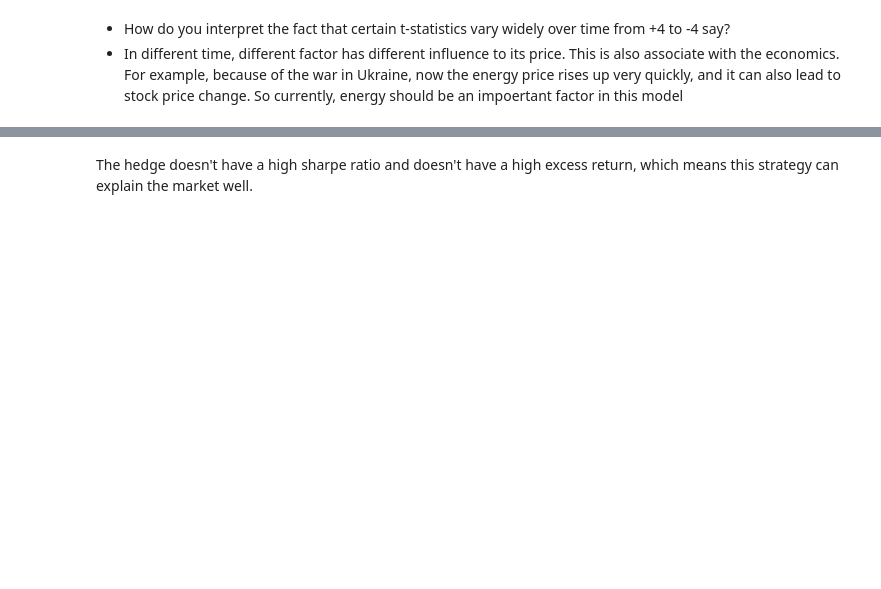
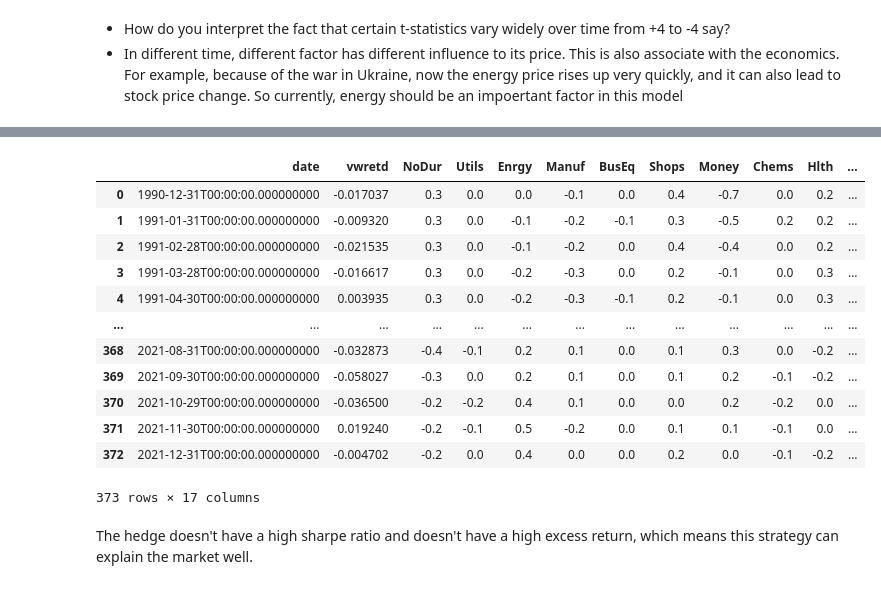
Before and after one commit to hugolan/investments, a Jupyter notebook: PS7/EX1-hsong.ipynb, the cells around one changed output, grey strips where cells are left out. Saved outputs shown, nothing was run; the diff lists cells and outputs as text; code cells hidden in the pictures; blank space fills up the shorter version.

```diff
--- a/PS7/EX1-hsong.ipynb
+++ b/PS7/EX1-hsong.ipynb
@@ -314,2 +312,18 @@ Name: ret, Length: 373, dtype: float64
+# %%
+exposure_d
+# %% [output]
+|  | date | vwretd | NoDur | Utils | Enrgy | Manuf | BusEq | Shops | Money | Chems | Hlth | ... |
+| 0 | 1990-12-31T00:00:00.000000000 | -0.017037 | 0.3 | 0.0 | 0.0 | -0.1 | 0.0 | 0.4 | -0.7 | 0.0 | 0.2 | ... |
+| 1 | 1991-01-31T00:00:00.000000000 | -0.009320 | 0.3 | 0.0 | -0.1 | -0.2 | -0.1 | 0.3 | -0.5 | 0.2 | 0.2 | ... |
+| 2 | 1991-02-28T00:00:00.000000000 | -0.021535 | 0.3 | 0.0 | -0.1 | -0.2 | 0.0 | 0.4 | -0.4 | 0.0 | 0.2 | ... |
+| 3 | 1991-03-28T00:00:00.000000000 | -0.016617 | 0.3 | 0.0 | -0.2 | -0.3 | 0.0 | 0.2 | -0.1 | 0.0 | 0.3 | ... |
+| 4 | 1991-04-30T00:00:00.000000000 | 0.003935 | 0.3 | 0.0 | -0.2 | -0.3 | -0.1 | 0.2 | -0.1 | 0.0 | 0.3 | ... |
+| ... | ... | ... | ... | ... | ... | ... | ... | ... | ... | ... | ... | ... |
+| 368 | 2021-08-31T00:00:00.000000000 | -0.032873 | -0.4 | -0.1 | 0.2 | 0.1 | 0.0 | 0.1 | 0.3 | 0.0 | -0.2 | ... |
+| 369 | 2021-09-30T00:00:00.000000000 | -0.058027 | -0.3 | 0.0 | 0.2 | 0.1 | 0.0 | 0.1 | 0.2 | -0.1 | -0.2 | ... |
+| 370 | 2021-10-29T00:00:00.000000000 | -0.036500 | -0.2 | -0.2 | 0.4 | 0.1 | 0.0 | 0.0 | 0.2 | -0.2 | 0.0 | ... |
+| 371 | 2021-11-30T00:00:00.000000000 | 0.019240 | -0.2 | -0.1 | 0.5 | -0.2 | 0.0 | 0.1 | 0.1 | -0.1 | 0.0 | ... |
+| 372 | 2021-12-31T00:00:00.000000000 | -0.004702 | -0.2 | 0.0 | 0.4 | 0.0 | 0.0 | 0.2 | 0.0 | -0.1 | -0.2 | ... |
+373 rows × 17 columns
 # %% [markdown]
 The hedge doesn't have a high sharpe ratio and doesn't have a high excess return, which means this strategy can explain the market well.
```
Also changed, not shown: parts of 6 cells of this notebook.
